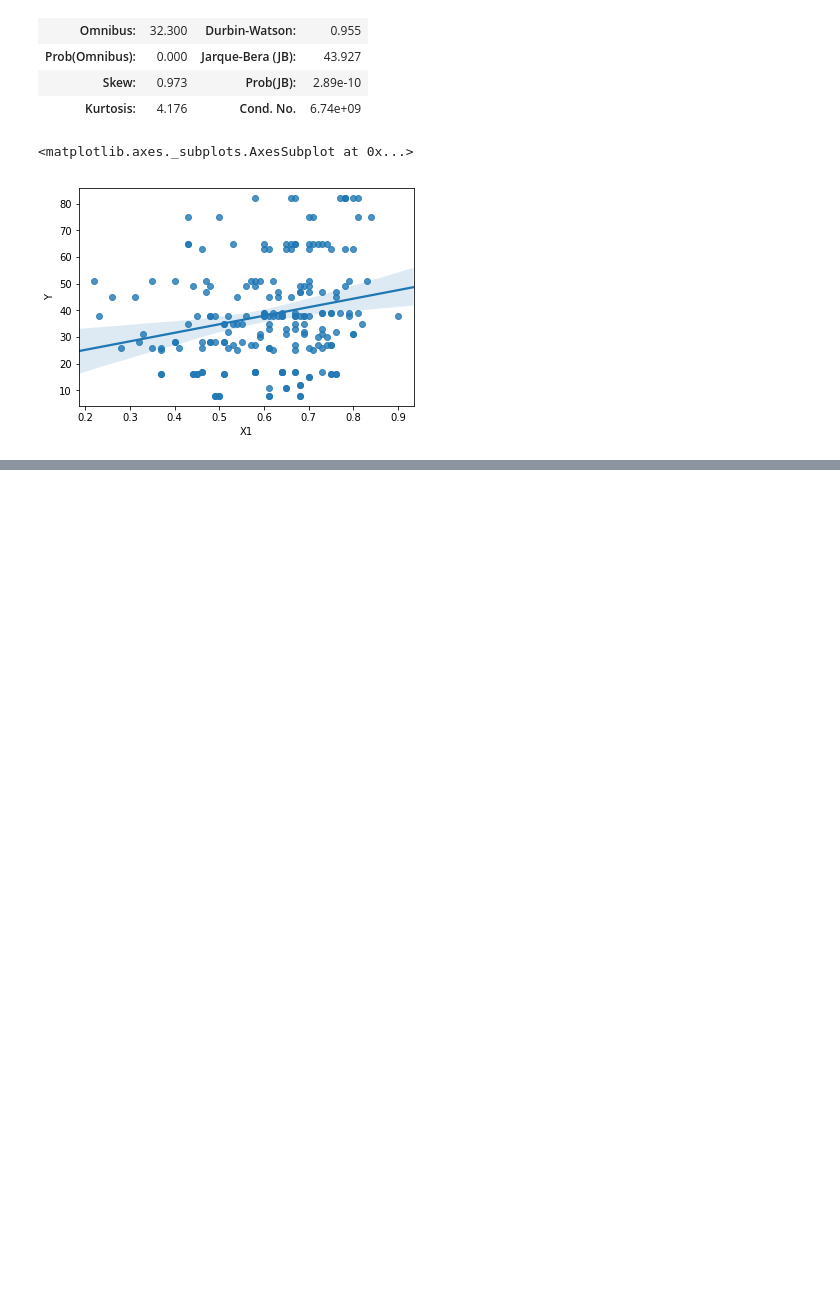
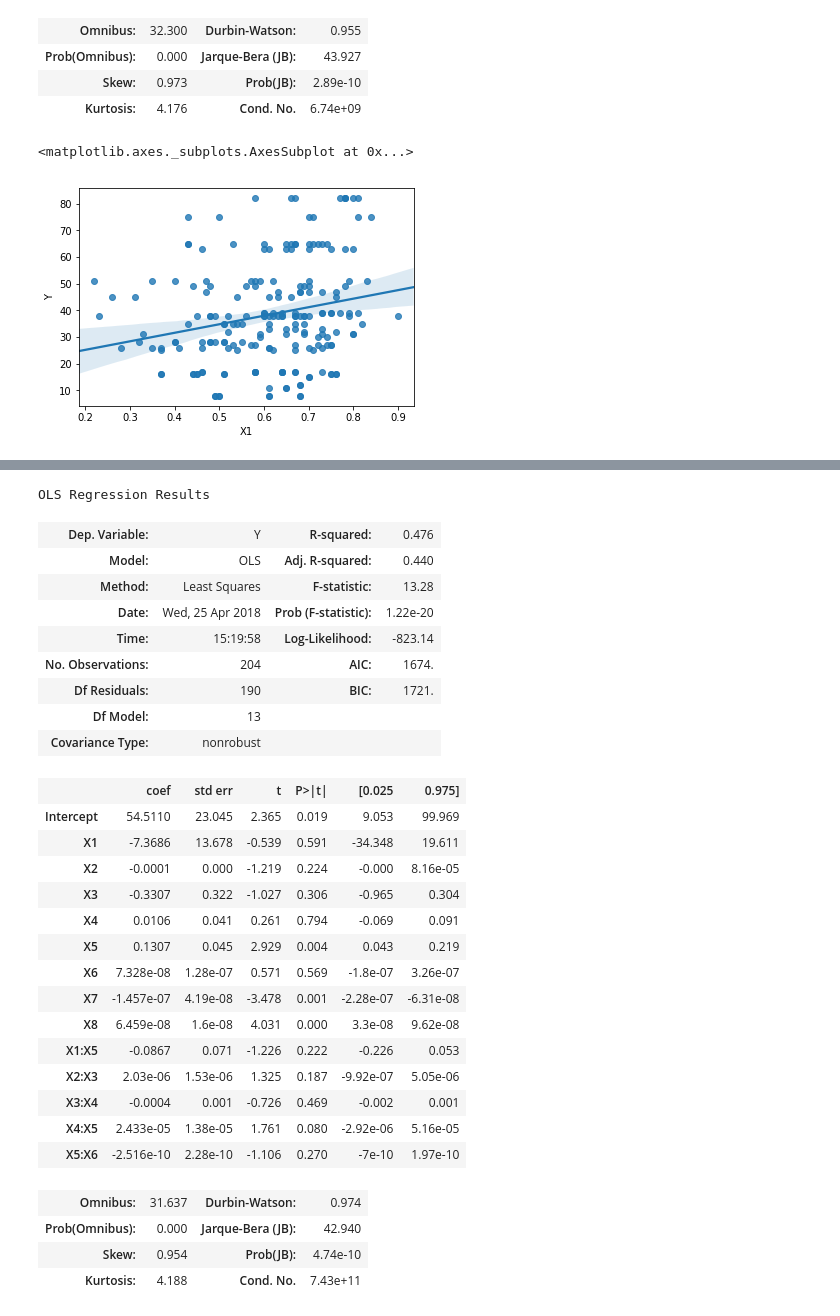
Before and after one commit to filippomedri/nextsuperhero, a Jupyter notebook: regression.ipynb, the cells around one changed output, grey strips where cells are left out. Cells and saved outputs as stored; diff of their text form; code cells hidden in the pictures; blank space fills up the shorter version.

```diff
--- a/regression.ipynb
+++ b/regression.ipynb
@@ -94,0 +170,3 @@ sns.regplot(model_df.X1, model_df.Y)
+# %%
+result3 = sm.ols(formula="Y ~ X1 + X2 + X3 + X4 + X5 + X6+ X7 + X8 + X1*X5 + X2*X3+ X3*X4"
+                         "+ X4*X5 + X5*X6", data=model_df).fit()
@@ -94,0 +191,32 @@ sns.regplot(model_df.X1, model_df.Y)
+# %%
+result3.summary()
+# %% [output]
+OLS Regression Results
+| Dep. Variable: | Y | R-squared: | 0.476 |
+| Model: | OLS | Adj. R-squared: | 0.440 |
+| Method: | Least Squares | F-statistic: | 13.28 |
+| Date: | Wed, 25 Apr 2018 | Prob (F-statistic): | 1.22e-20 |
+| Time: | 15:19:58 | Log-Likelihood: | -823.14 |
+| No. Observations: | 204 | AIC: | 1674. |
+| Df Residuals: | 190 | BIC: | 1721. |
+| Df Model: | 13 |  |  |
+| Covariance Type: | nonrobust |  |  |
+|  | coef | std err | t | P>|t| | [0.025 | 0.975] |
+| Intercept | 54.5110 | 23.045 | 2.365 | 0.019 | 9.053 | 99.969 |
+| X1 | -7.3686 | 13.678 | -0.539 | 0.591 | -34.348 | 19.611 |
+| X2 | -0.0001 | 0.000 | -1.219 | 0.224 | -0.000 | 8.16e-05 |
+| X3 | -0.3307 | 0.322 | -1.027 | 0.306 | -0.965 | 0.304 |
+| X4 | 0.0106 | 0.041 | 0.261 | 0.794 | -0.069 | 0.091 |
+| X5 | 0.1307 | 0.045 | 2.929 | 0.004 | 0.043 | 0.219 |
+| X6 | 7.328e-08 | 1.28e-07 | 0.571 | 0.569 | -1.8e-07 | 3.26e-07 |
+| X7 | -1.457e-07 | 4.19e-08 | -3.478 | 0.001 | -2.28e-07 | -6.31e-08 |
+| X8 | 6.459e-08 | 1.6e-08 | 4.031 | 0.000 | 3.3e-08 | 9.62e-08 |
+| X1:X5 | -0.0867 | 0.071 | -1.226 | 0.222 | -0.226 | 0.053 |
+| X2:X3 | 2.03e-06 | 1.53e-06 | 1.325 | 0.187 | -9.92e-07 | 5.05e-06 |
+| X3:X4 | -0.0004 | 0.001 | -0.726 | 0.469 | -0.002 | 0.001 |
+| X4:X5 | 2.433e-05 | 1.38e-05 | 1.761 | 0.080 | -2.92e-06 | 5.16e-05 |
+| X5:X6 | -2.516e-10 | 2.28e-10 | -1.106 | 0.270 | -7e-10 | 1.97e-10 |
+| Omnibus: | 31.637 | Durbin-Watson: | 0.974 |
+| Prob(Omnibus): | 0.000 | Jarque-Bera (JB): | 42.940 |
+| Skew: | 0.954 | Prob(JB): | 4.74e-10 |
+| Kurtosis: | 4.188 | Cond. No. | 7.43e+11 |
```
Also changed, not shown: parts of 13 cells of this notebook, 6 other files.
